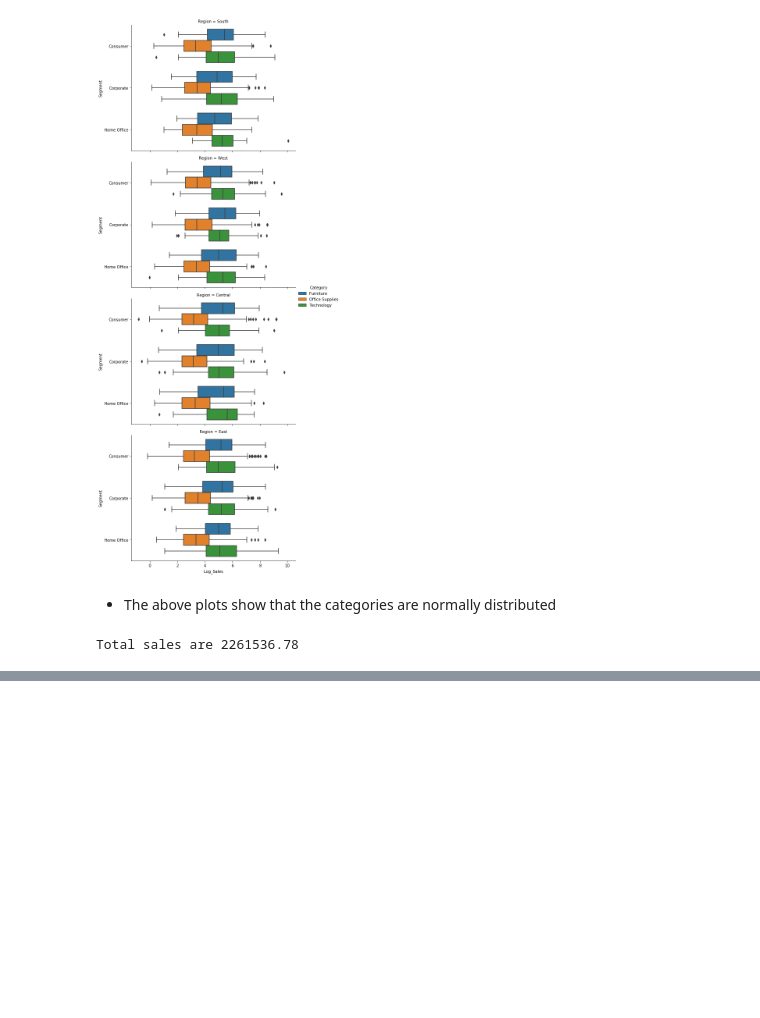
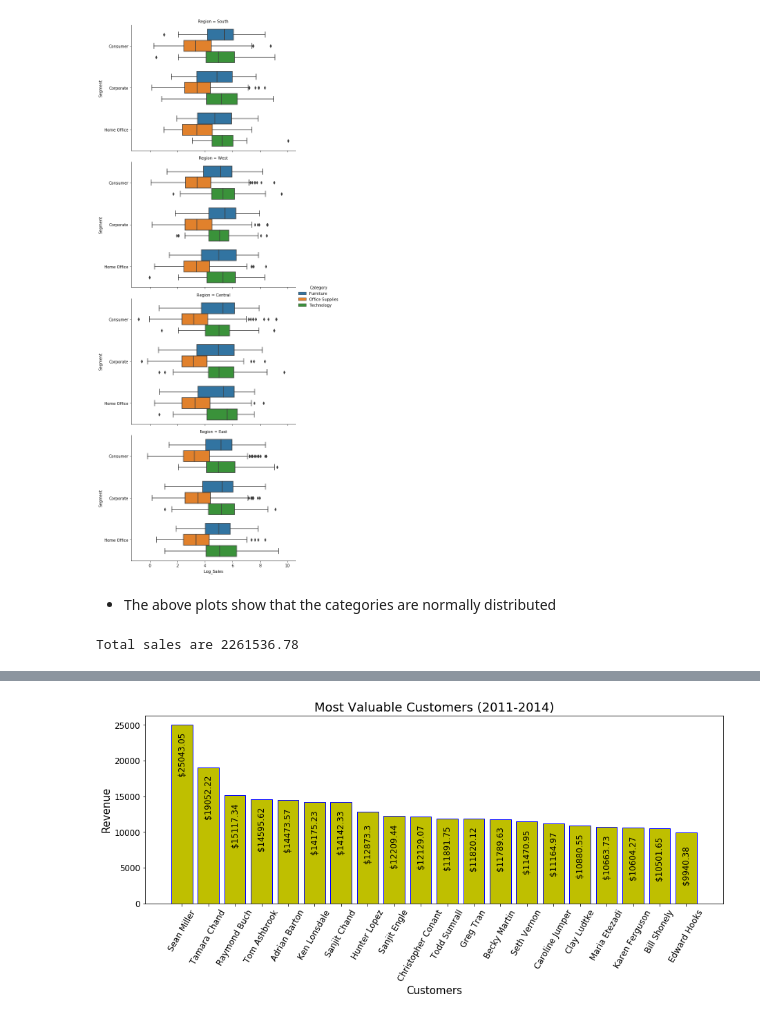
Before and after one commit to RossReisman/Data-Analyst-Portfolio, a Jupyter notebook: data_analysis/superstore/superstore.ipynb, the cells around one changed output, grey strips where cells are left out. Cells and saved outputs as stored; diff of their text form; code cells hidden in the pictures; blank space fills up the shorter version.

```diff
--- a/data_analysis/superstore/superstore.ipynb
+++ b/data_analysis/superstore/superstore.ipynb
@@ -258,0 +263,16 @@ Total sales are 2261536.78
+# %%
+top_cust_df = df.groupby(['Customer Name']).sum().sort_values('Sales', ascending=False).head(20)
+top_cust_df = top_cust_df[['Sales']].round(2)
+top_cust_df.reset_index(inplace=True)
+# %%
+plt.figure(figsize = (15,5))
+plt.title("Most Valuable Customers (2011-2014)", fontsize=18)
+plt.bar(top_cust_df['Customer Name'], top_cust_df['Sales'], color='y', edgecolor='b', linewidth=1)
+plt.xlabel('Customers', fontsize=15)
+plt.ylabel('Revenue', fontsize=15)
+plt.xticks(fontsize=12, rotation=60)
+plt.yticks(fontsize=12)
+for k, v in top_cust_df['Sales'].items():
+    plt.text(k,v-7000, '$' + str(v), fontsize=12, rotation=90, color='k', horizontalalignment='center')
+# %% [output]
+[figure, added]
```
Also changed, not shown: parts of 19 cells of this notebook.
